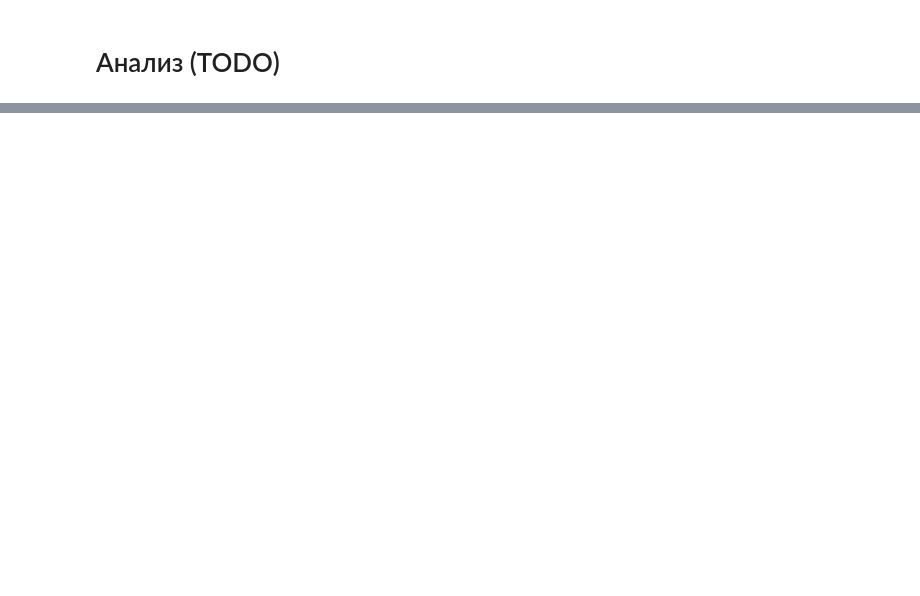
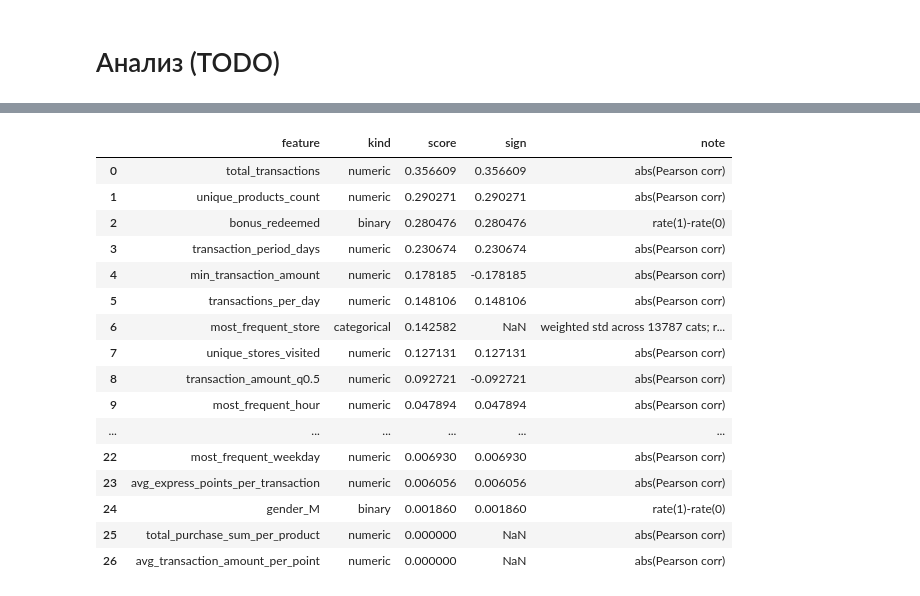
Before and after one commit to VShilovich/uplift-modeling-hse, a Jupyter notebook: EDA/eda.ipynb, the cells around one changed output, grey strips where cells are left out. Cells and saved outputs as stored; diff of their text form; code cells hidden in the pictures; blank space fills up the shorter version.

```diff
--- a/EDA/eda.ipynb
+++ b/EDA/eda.ipynb
@@ -438,0 +616,20 @@ plt.show()
+# %%
+summary_target
+# %% [output]
+|  | feature | kind | score | sign | note |
+| 0 | total_transactions | numeric | 0.356609 | 0.356609 | abs(Pearson corr) |
+| 1 | unique_products_count | numeric | 0.290271 | 0.290271 | abs(Pearson corr) |
+| 2 | bonus_redeemed | binary | 0.280476 | 0.280476 | rate(1)-rate(0) |
+| 3 | transaction_period_days | numeric | 0.230674 | 0.230674 | abs(Pearson corr) |
+| 4 | min_transaction_amount | numeric | 0.178185 | -0.178185 | abs(Pearson corr) |
+| 5 | transactions_per_day | numeric | 0.148106 | 0.148106 | abs(Pearson corr) |
+| 6 | most_frequent_store | categorical | 0.142582 | NaN | weighted std across 13787 cats; r... |
+| 7 | unique_stores_visited | numeric | 0.127131 | 0.127131 | abs(Pearson corr) |
+| 8 | transaction_amount_q0.5 | numeric | 0.092721 | -0.092721 | abs(Pearson corr) |
+| 9 | most_frequent_hour | numeric | 0.047894 | 0.047894 | abs(Pearson corr) |
+| ... | ... | ... | ... | ... | ... |
+| 22 | most_frequent_weekday | numeric | 0.006930 | 0.006930 | abs(Pearson corr) |
+| 23 | avg_express_points_per_transaction | numeric | 0.006056 | 0.006056 | abs(Pearson corr) |
+| 24 | gender_M | binary | 0.001860 | 0.001860 | rate(1)-rate(0) |
+| 25 | total_purchase_sum_per_product | numeric | 0.000000 | NaN | abs(Pearson corr) |
+| 26 | avg_transaction_amount_per_point | numeric | 0.000000 | NaN | abs(Pearson corr) |
```
Also changed, not shown: parts of 21 cells of this notebook.
